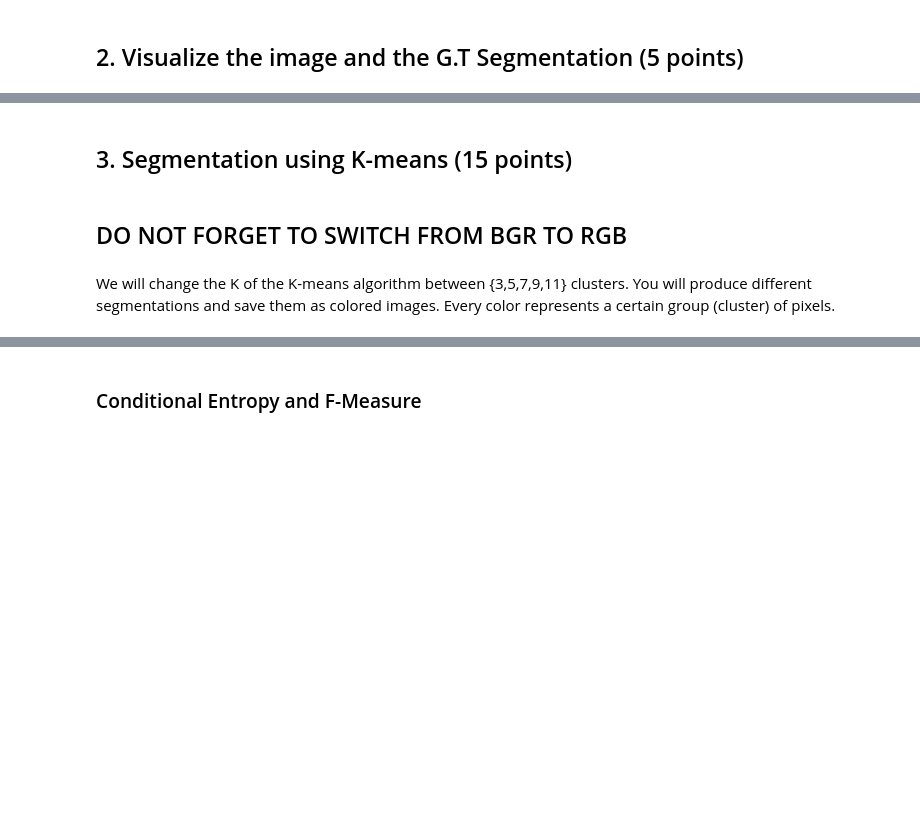
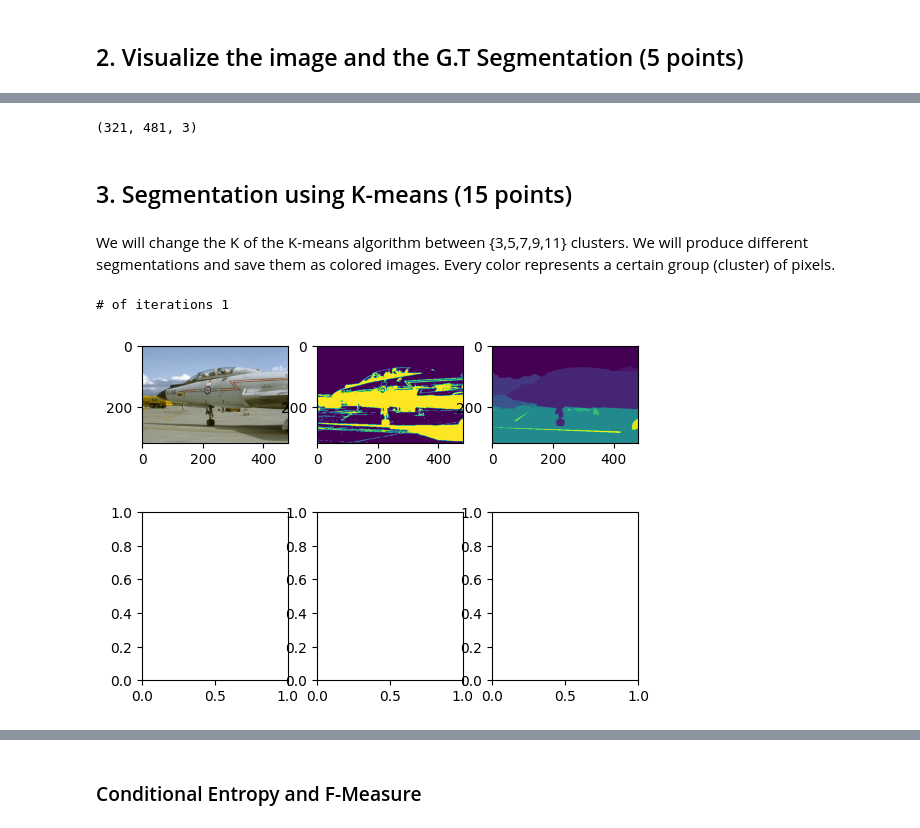
Before and after one commit to iZarrios/Image-Segmentation-with-Clustering, a Jupyter notebook: Image Segmentation.ipynb, the cells around one changed output, grey strips where cells are left out. Drawn from its saved outputs; the diff is of its cells as text; code cells hidden in the pictures; blank space fills up the shorter version.

Commit message:
Implement Kmeans

```diff
--- a/Image Segmentation.ipynb
+++ b/Image Segmentation.ipynb
@@ -122,2 +83,17 @@ visualize_random()
+# %%
+def visualize_cluster(n, assignment):
+    fig, axes = plt.subplots(2, 3)
+    axes[0, 0].imshow(dataset["imgs"][n])
+    axes[0, 1].imshow(assignment)
+    axes[0, 2].imshow(dataset["gt"][n][1][0])
+#     axes[1, 0].imshow(dataset["gt"][n][1][1])
+#     axes[1, 1].imshow(dataset["gt"][n][1][2])
+#     axes[1, 2].imshow(dataset["gt"][n][1][3])
+
+    plt.show()
+# %%
+dataset['imgs'][0].shape
+# %% [output]
+(321, 481, 3)
 # %% [markdown]
 ## 3. Segmentation using K-means (15 points)
@@ -185,7 +100,5 @@ visualize_random()
-# %% [markdown]
-## DO NOT FORGET TO SWITCH FROM BGR TO RGB
 # %% [markdown]
 We will change the K of the K-means algorithm between {3,5,7,9,11}
-clusters. You will produce different segmentations and save them as
+clusters. We will produce different segmentations and save them as
 colored images. Every color represents a certain group (cluster) of
 pixels.
@@ -192,3 +172,13 @@ pixels.
+# %%
+kmeans = KMeans(2, 3)
+kmeans.fit(dataset['imgs'][3])
+indices = kmeans.predict(dataset['imgs'][3])
+# %% [output]
+# of iterations 1
+# %%
+visualize_cluster(3, indices)
+# %% [output]
+[figure, added]
 # %%
 from sklearn.cluster import KMeans
 
```
Also changed, not shown: parts of 13 cells of this notebook.
